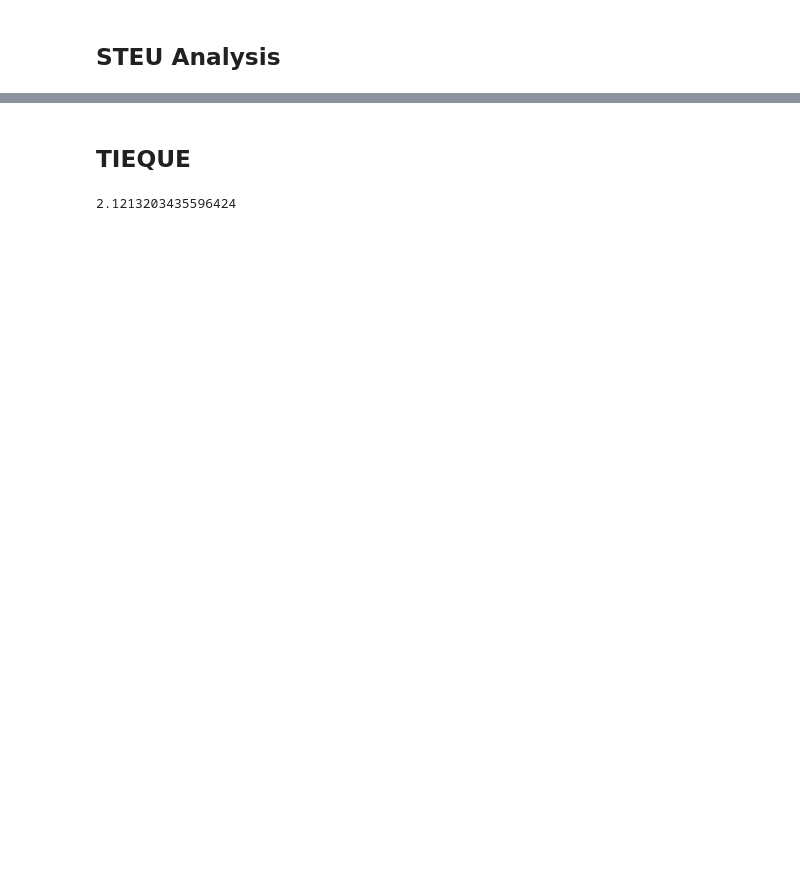
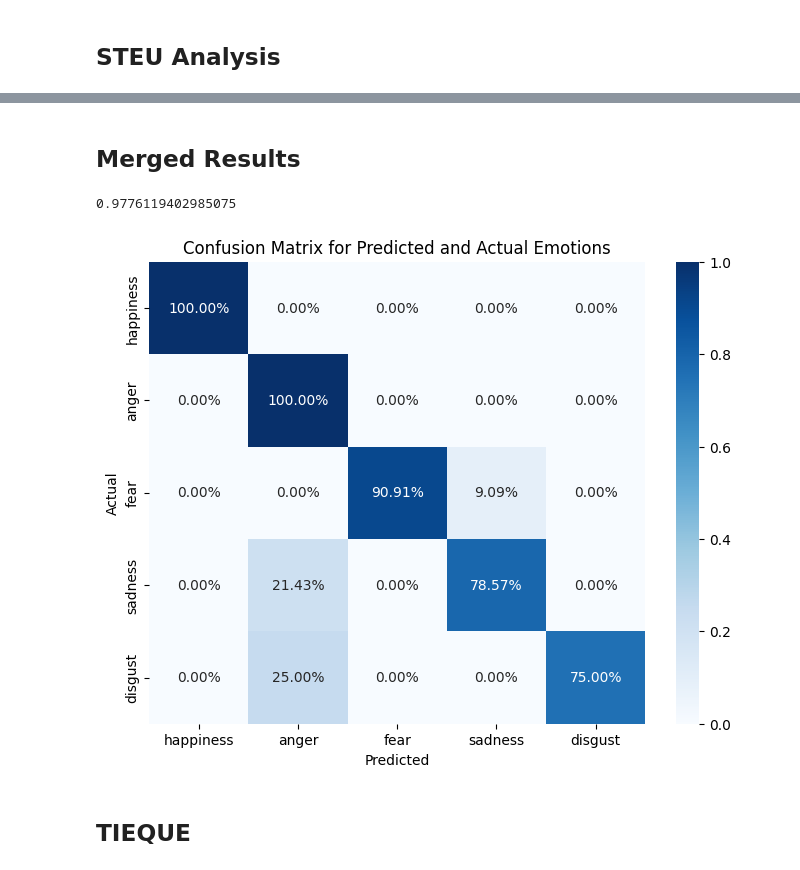
Before and after one commit to dhairyadalal/emotional-llm, a Jupyter notebook: analysis.ipynb, the cells around one changed output, grey strips where cells are left out. Drawn from its saved outputs; the diff is of its cells as text; code cells hidden in the pictures; blank space fills up the shorter version.

```diff
--- a/analysis.ipynb
+++ b/analysis.ipynb
@@ -3,6 +3,7 @@
 # %%
 import pandas as pd
 gold = pd.read_csv("data/steu-categories.csv")
+options = pd.read_csv("data/steu-abilities-test.csv")
 gemma = pd.read_csv("results/gemma-2-27b-it/steu-results.csv")
 gpt4 = pd.read_csv("results/gpt4o-mini/steu-results.csv")
 llama = pd.read_csv("results/Meta-Llama-3.1-70B-Instruct/steu-results.csv")
@@ -122,5 +143,52 @@ results_merged.groupby("complex").mean()
 # %%
 results_merged.to_csv("results/steu-results-merged.csv", index=False)
+# %% [markdown]
+## Merged Results
+# %%
+import pandas as pd
+
+emotions = ['Hope', 'Contempt', 'Frustrated', 'Sad',
+            'Relief', 'Scared', 'Pride', 'Distressed',
+            'Dislike', 'Gratitude', 'Joy','Angry']
+
+r = pd.read_csv("results/all-results-merged.csv")
+m = r.query("answer in @emotions")
+
+clean_rows = []
+for i, r in m.iterrows():
+    row = r.to_dict()
+    if row["is_correct"] == 1:
+        row["pred_ekman"] = row["ekman"]
+        row["Plausible"] = 1
+    clean_rows.append(row)
+
+df = pd.DataFrame(clean_rows)
+# %%
+df["Plausible"].mean()
+# %% [output]
+0.9776119402985075
+# %%
+import pandas as pd
+import seaborn as sns
+import matplotlib.pyplot as plt
+from sklearn.metrics import confusion_matrix
+
+df = df[["pred_ekman", "ekman"]]
+# Define labels
+labels = ['happiness', 'anger', 'fear', 'sadness', 'disgust']
+
+# Create confusion matrix
+cm = confusion_matrix(df['ekman'], df['pred_ekman'], labels=labels, normalize='true')
+
+# Plot confusion matrix
+plt.figure(figsize=(8, 6))
+sns.heatmap(cm, annot=True, fmt=".2%", cmap="Blues", xticklabels=labels, yticklabels=labels)
+plt.xlabel('Predicted')
+plt.ylabel('Actual')
+plt.title('Confusion Matrix for Predicted and Actual Emotions')
+plt.show()
+# %% [output]
+[figure, added]
 # %% [markdown]
 ## TIEQUE
 # %%
@@ -160,7 +245,2 @@ merged = pd.DataFrame(merged_rows)
 # %%
 merged.to_csv("results/teique-results-merged.csv", index=False)
-# %%
-import numpy as np
-score = [1,6,6,3]
-# %% [output]
-2.1213203435596424
```
Also changed, not shown: parts of 17 cells of this notebook, 11 other files.
